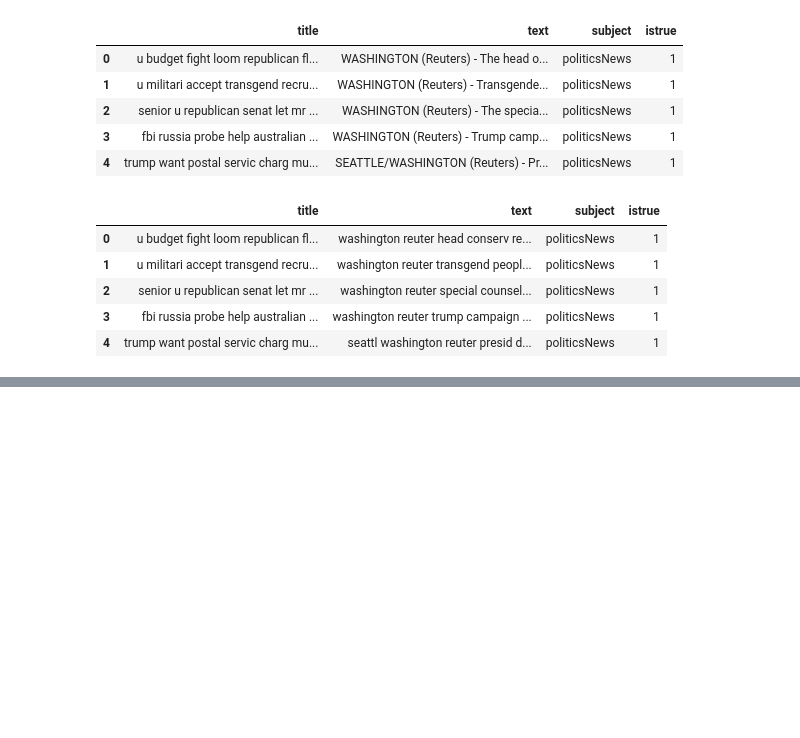
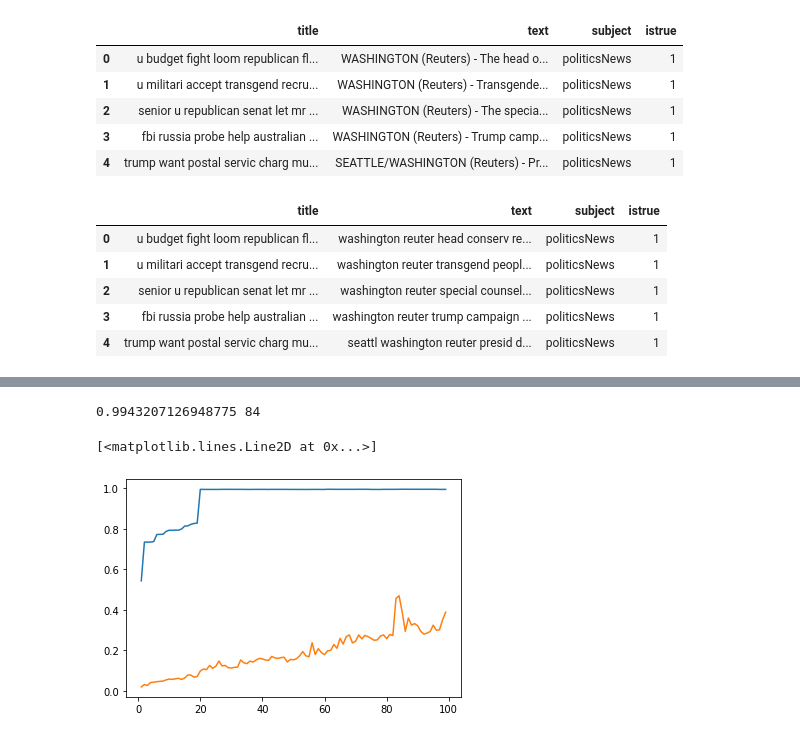
Before and after one commit to iShoFen/FakeNewsAI, a Jupyter notebook: Work/Study.ipynb, the cells around one changed output, grey strips where cells are left out. Drawn from its saved outputs; the diff is of its cells as text; code cells hidden in the pictures; blank space fills up the shorter version.

```diff
--- a/Work/Study.ipynb
+++ b/Work/Study.ipynb
@@ -262,10 +162,0 @@ print_accuracy(accu_range, accu)
-# %%
-accu = []
-for val in accu_range :
-    x_svm_train, x_svm_test, y_svm_train, y_svm_test = train_test_split(X, Y, test_size=0.2, random_state=val)
-    tree = DecisionTreeClassifier(max_depth=val, random_state=val*10)
-    classifier = tree.fit(x_svm_train, y_svm_train)
-    y_prediction = classifier.predict(x_svm_test)
-    accu.append(accuracy_score(y_svm_test, y_prediction))
-
-print_accuracy(accu_range, accu)
@@ -275,10 +162,0 @@ print_accuracy(accu_range, accu)
-# %%
-accu = []
-for val in accu_range :
-    x_svm_train, x_svm_test, y_svm_train, y_svm_test = train_test_split(X, Y, test_size=0.2, random_state=val)
-    knn = KNeighborsClassifier(n_neighbors=val)
-    classifier = knn.fit(x_svm_train, y_svm_train)
-    y_prediction = classifier.predict(x_svm_test)
-    accu.append(accuracy_score(y_svm_test, y_prediction))
-
-print_accuracy(accu_range, accu)
@@ -287,0 +190,25 @@ print_accuracy(accu_range, accu)
+# %%
+data = pd.read_feather('../Data/datas.feather')
+
+accu = []
+accu_range = range(1, 100)
+times = []
+Y = data['istrue'].values
+
+for i in range(1,100):
+    countv = CountVectorizer(max_features=i)
+    X2 = countv.fit_transform(data['text']).toarray()
+    x_train, x_test, y_train, y_test = train_test_split(X2, Y, test_size=0.2, random_state=0)
+    regr = LogisticRegression(random_state=86)
+    start_time = time.time()
+    classifier = regr.fit(x_train, y_train)
+    times.append(time.time() - start_time)
+    y_prediction = classifier.predict(x_test)
+    accu.append(accuracy_score(y_test, y_prediction))
+
+print_accuracy(accu_range, accu)
+plt.plot(accu_range, times)
+# %% [output]
+0.9943207126948775 84
+[<matplotlib.lines.Line2D at 0x...>]
+[figure, added]
```
Also changed, not shown: parts of 22 cells of this notebook.
